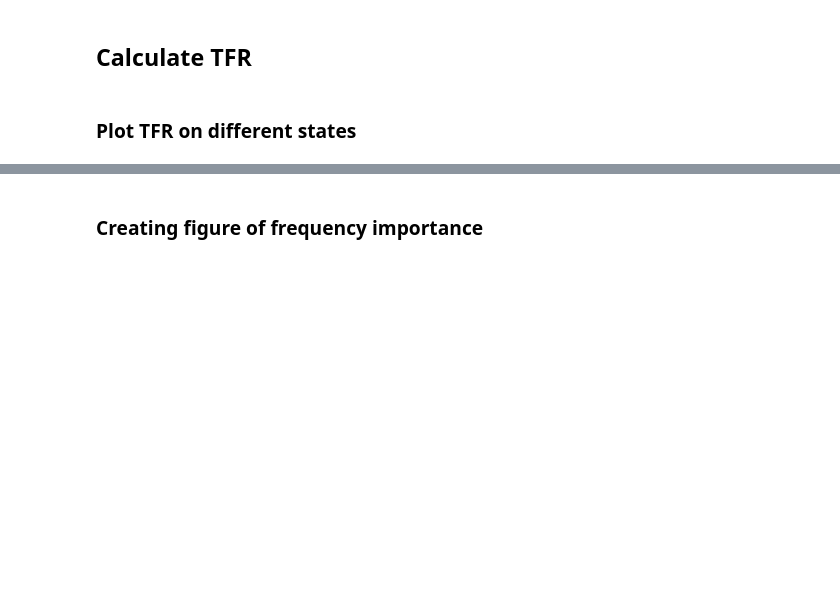
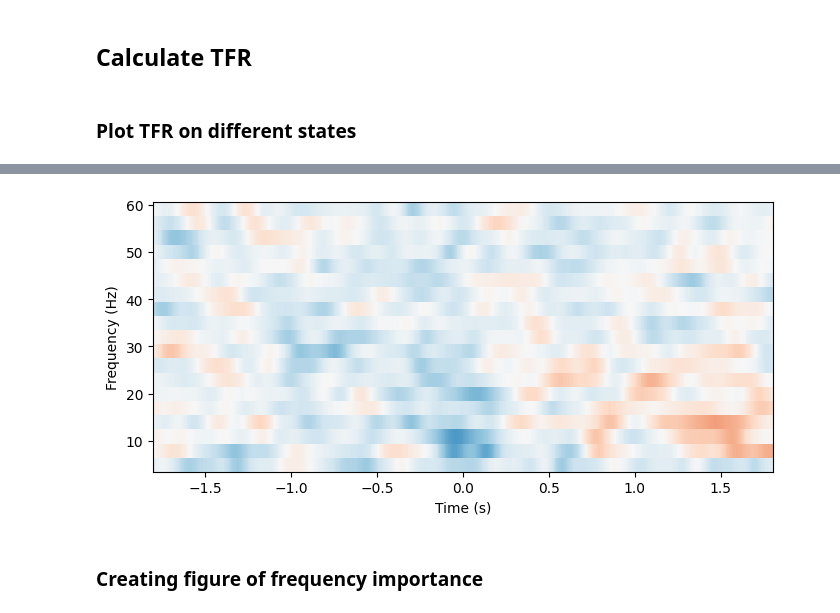
Before and after one commit to MarIniOnz/opm-thesis, a Jupyter notebook: notebooks/figures/tfr_sfp_Figures.ipynb, the cells around one changed output, grey strips where cells are left out. Drawn from its saved outputs; the diff is of its cells as text; code cells hidden in the pictures; blank space fills up the shorter version.

```diff
--- a/notebooks/figures/tfr_sfp_Figures.ipynb
+++ b/notebooks/figures/tfr_sfp_Figures.ipynb
@@ -91,3 +91,38 @@ for i, condition in enumerate(conditions):
+# %%
+channel1 = "LQ[X]"
+channel4 = "HI[X]"
+channel5 = "FW[X]"
+channel2 = "FY[Y]"
+channel3 = "HQ[Z]"
+
+center_channel = channel3
+idx_channel = all_epochs.ch_names.index(center_channel)
+
+# Create a figure with subplots
+fig, ax = plt.subplots(
+    1, 1, figsize=(8, 3.5)
+)  # Adjust figsize as needed
+
+power[3].plot(
+    [idx_channel],
+    baseline=(-2, -0.57),
+    mode="logratio",
+    tmin=-1.8,
+    tmax=1.8,
+    axes=ax,
+    show=False,
+    vmin=-0.5,
+    vmax=0.5,
+    colorbar=None,
+    verbose=False,
+)
+# ax.set_xticks(np.arange(-0.5, 1.76, 0.25))
+ax.set_ylabel("Frequency (Hz)")
+ax.grid(False)
+# Save figure in svg
+plt.savefig("./pictures/tfr_3.svg")
+# %% [output]
+[figure, added]
 # %% [markdown]
 ### Creating figure of frequency importance
 # %%
```
Also changed, not shown: parts of 3 cells of this notebook, 1 other file.
